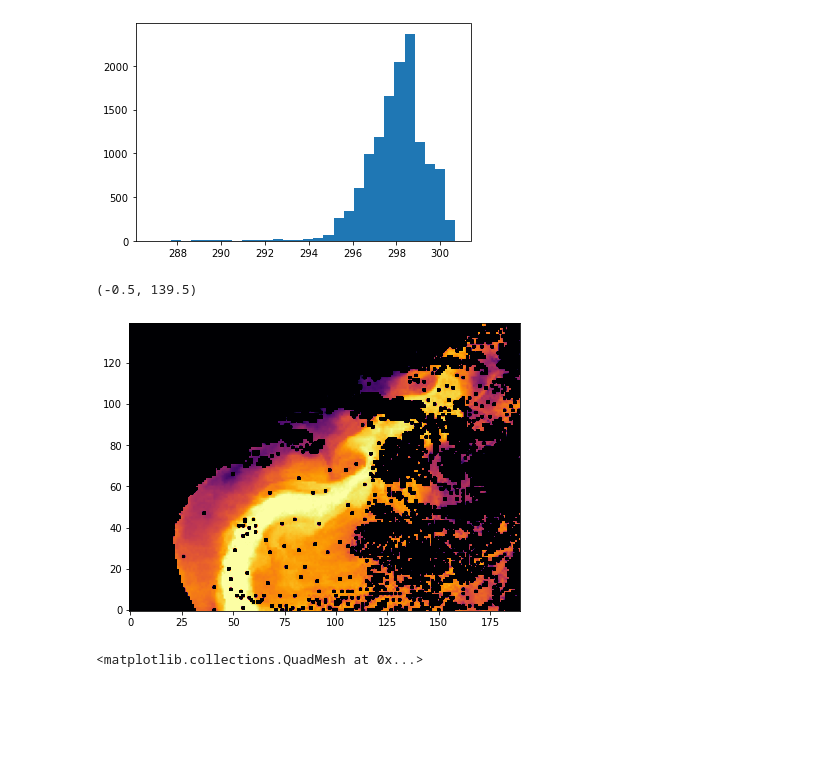
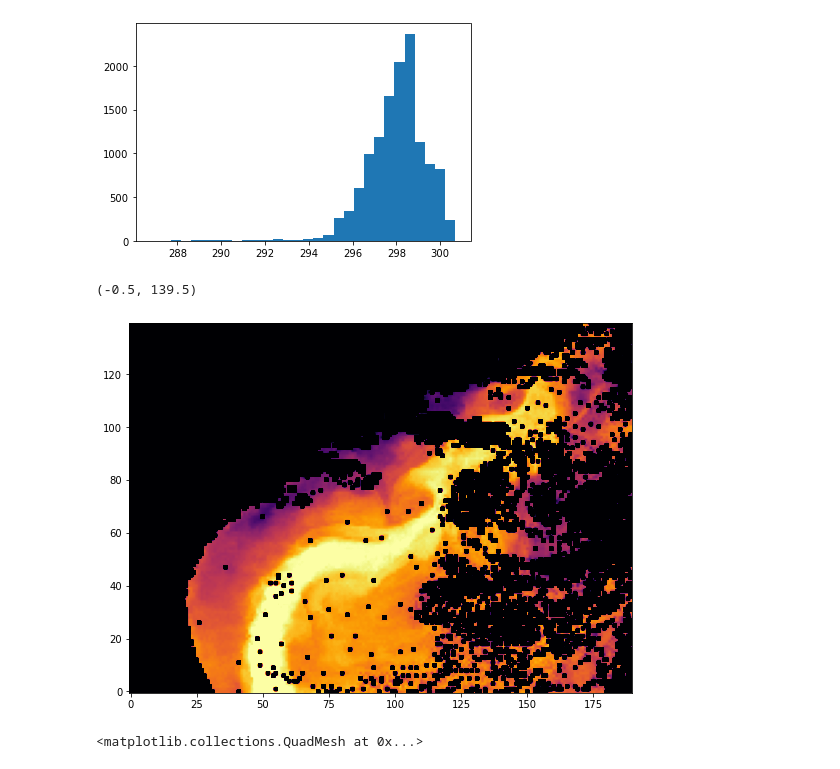
Before and after one commit to patrickcgray/sat_ocean_color, a Jupyter notebook: GOES_exploration.ipynb, the cells around one changed output. Cells and saved outputs as stored; diff of their text form; code cells hidden in the pictures; blank space fills up the shorter version.

Commit message:
adding GOES exploration of a few goes-16 sst images

```diff
--- a/GOES_exploration.ipynb
+++ b/GOES_exploration.ipynb
@@ -78,4 +78,6 @@ ds_sst.Rad.sel(y=slice(.0955,.0935),x=slice(-.005,-0.002)).plot(vmax=112,vmin=10
 # %%
 #ds_sst = xr.open_dataset('https://podaac-opendap.jpl.nasa.gov/opendap/allData/ghrsst/data/GDS2/L2P/GOES16/STAR/v2.70/2019/001/20190101000000-STAR-L2P_GHRSST-SSTsubskin-ABI_G16-ACSPO_V2.70-v02.0-fv01.0.nc')
 
-ds_sst = xr.open_dataset('https://www.ncei.noaa.gov/thredds-ocean/dodsC/ghrsst/L3C/AMERICAS/GOES16/OSISAF/2019/135/20190516000000-OSISAF-L3C_GHRSST-SSTsubskin-GOES16-ssteqc_goes16_20190516_000000-v02.0-fv01.0.nc')
+#ds_sst = xr.open_dataset('https://www.ncei.noaa.gov/thredds-ocean/dodsC/ghrsst/L3C/AMERICAS/GOES16/OSISAF/2019/135/20190516000000-OSISAF-L3C_GHRSST-SSTsubskin-GOES16-ssteqc_goes16_20190516_000000-v02.0-fv01.0.nc')
+
+ds_sst = xr.open_dataset('https://www.ncei.noaa.gov/thredds-ocean/dodsC/ghrsst/L3C/AMERICAS/GOES16/OSISAF/2019/137/20190517010000-OSISAF-L3C_GHRSST-SSTsubskin-GOES16-ssteqc_goes16_20190517_010000-v02.0-fv01.0.nc')
@@ -212,15 +225,15 @@ plt.hist(ds_gs.sea_surface_temperature[0].values.flatten(), bins=30)
 subset_minima[ds_gs.sea_surface_temperature[0].values > 299] = False
 subset_minima[ds_gs.sea_surface_temperature[0].values < 295] = False
 # %%
-fig, ax = plt.subplots(figsize=(7, 7))
+fig, ax = plt.subplots(figsize=(9, 9))
 
 sst_array = np.copy(ds_gs.sea_surface_temperature[0].values)
 sst_array[subset_minima == True] = -1
 ax.imshow(sst_array, clim=(294,300), cmap='inferno')
 ax.set_ylim(ax.get_ylim()[::-1])
 # %% [output]
 (-0.5, 139.5)
-[figure, old version]
+[figure, new version]
 # %%
 fig, ax = plt.subplots(1, 4, figsize=(15, 5))
 
```
Also changed, not shown: parts of 4 cells of this notebook.
